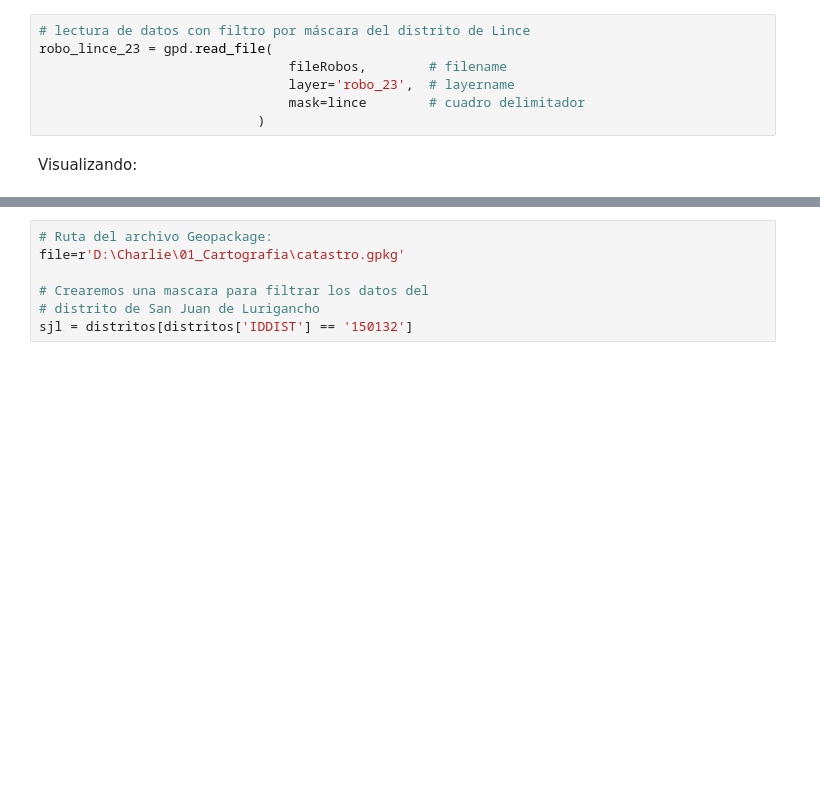
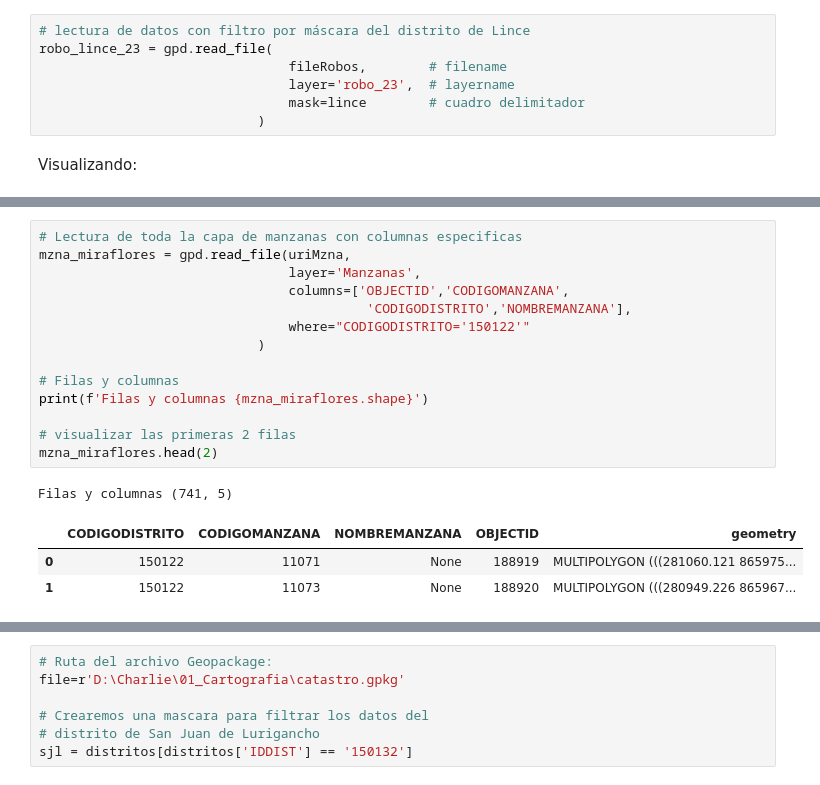
Before and after one commit to chlopezgis/book-geopython, a Jupyter notebook: _sources/read_file.ipynb, the cells around one changed output, grey strips where cells are left out. Saved outputs shown, nothing was run; the diff lists cells and outputs as text; blank space fills up the shorter version.

```diff
--- a/_sources/read_file.ipynb
+++ b/_sources/read_file.ipynb
@@ -352,0 +417,19 @@ robo_lince_23.explore(m=m,
+# %%
+# Lectura de toda la capa de manzanas con columnas especificas
+mzna_miraflores = gpd.read_file(uriMzna,
+                                layer='Manzanas',
+                                columns=['OBJECTID','CODIGOMANZANA',
+                                          'CODIGODISTRITO','NOMBREMANZANA'],
+                                where="CODIGODISTRITO='150122'"
+                            )
+
+# Filas y columnas
+print(f'Filas y columnas {mzna_miraflores.shape}')
+
+# visualizar las primeras 2 filas
+mzna_miraflores.head(2)
+# %% [output]
+Filas y columnas (741, 5)
+|  | CODIGODISTRITO | CODIGOMANZANA | NOMBREMANZANA | OBJECTID | geometry |
+| 0 | 150122 | 11071 | None | 188919 | MULTIPOLYGON (((281060.121 865975... |
+| 1 | 150122 | 11073 | None | 188920 | MULTIPOLYGON (((280949.226 865967... |
```
Also changed, not shown: parts of 25 cells of this notebook, 9 other files.
